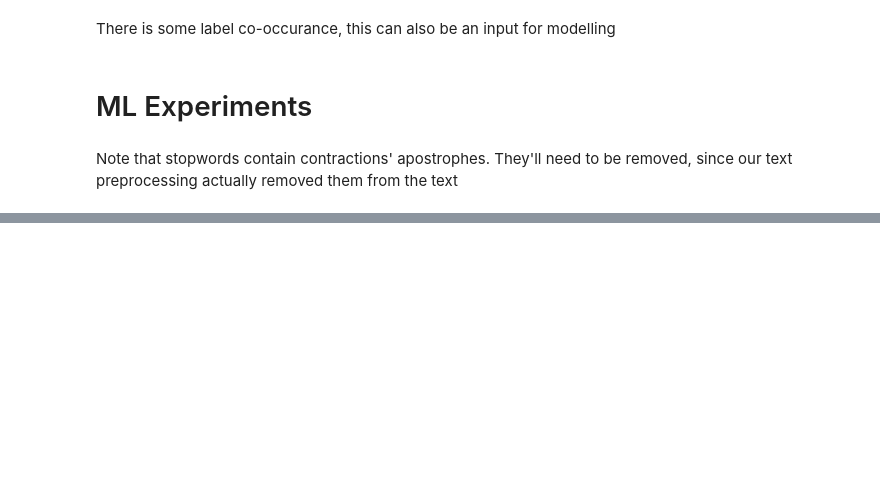
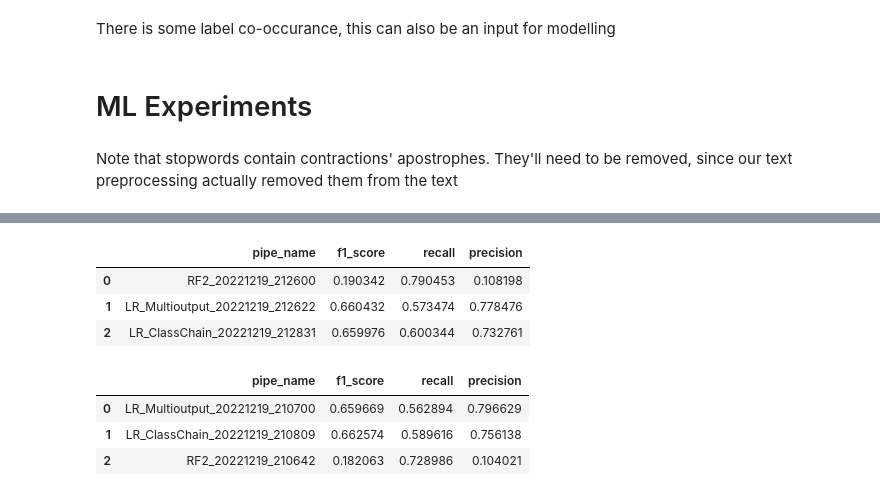
Before and after one commit to bglucca/disaster-response-pipe, a Jupyter notebook: notebooks/2_ml_prep_data.ipynb, the cells around one changed output, grey strips where cells are left out. Drawn from its saved outputs; the diff is of its cells as text; code cells hidden in the pictures; blank space fills up the shorter version.

```diff
--- a/notebooks/2_ml_prep_data.ipynb
+++ b/notebooks/2_ml_prep_data.ipynb
@@ -307,0 +380,14 @@ Tentar balancear as classes
+# %%
+result_frame
+# %% [output]
+|  | pipe_name | f1_score | recall | precision |
+| 0 | RF2_20221219_212600 | 0.190342 | 0.790453 | 0.108198 |
+| 1 | LR_Multioutput_20221219_212622 | 0.660432 | 0.573474 | 0.778476 |
+| 2 | LR_ClassChain_20221219_212831 | 0.659976 | 0.600344 | 0.732761 |
+# %%
+result_frame
+# %% [output]
+|  | pipe_name | f1_score | recall | precision |
+| 0 | LR_Multioutput_20221219_210700 | 0.659669 | 0.562894 | 0.796629 |
+| 1 | LR_ClassChain_20221219_210809 | 0.662574 | 0.589616 | 0.756138 |
+| 2 | RF2_20221219_210642 | 0.182063 | 0.728986 | 0.104021 |
```
Also changed, not shown: parts of 30 cells of this notebook.
